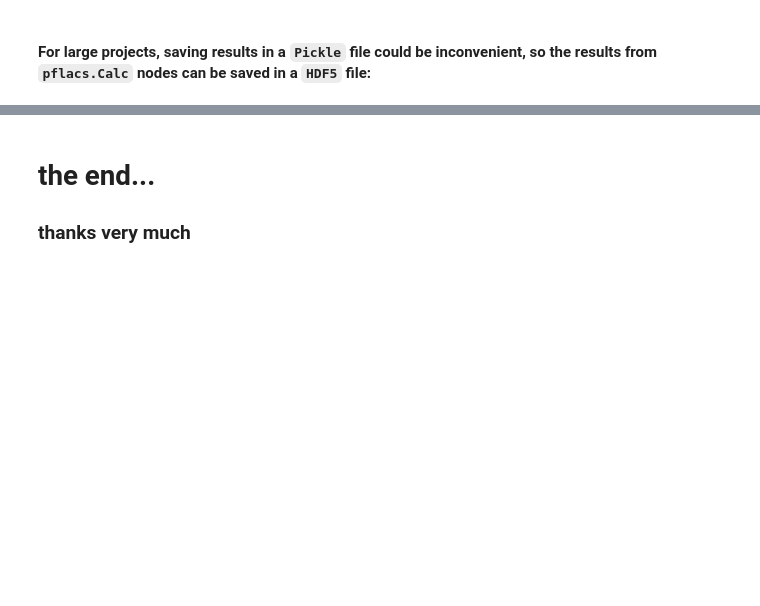
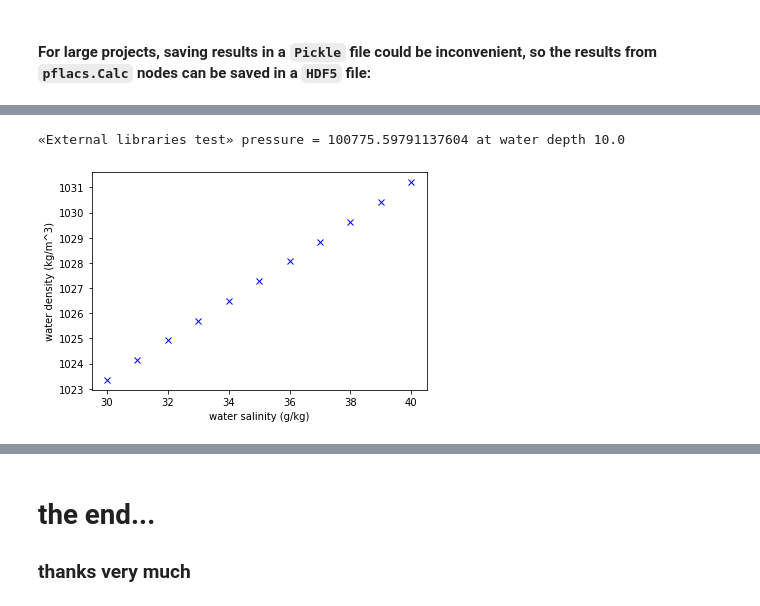
Before and after one commit to qwilka/blog-resources, a Jupyter notebook: drafts/pflacs_presentation.ipynb, the cells around one changed output, grey strips where cells are left out. Cells and saved outputs as stored; diff of their text form; code cells hidden in the pictures; blank space fills up the shorter version.

```diff
--- a/drafts/pflacs_presentation.ipynb
+++ b/drafts/pflacs_presentation.ipynb
@@ -613,0 +622,6 @@ for node in basecase:
+# %%
+import seawater
+import wall
+
+extlib = pflacs.Premise("External libraries test",
+                       parameters={"water_depth":10.0})
@@ -613,0 +648,8 @@ for node in basecase:
+# %%
+extlib.plugin_func(seawater.dens)
+extlib.add_param("S", 35, "water salinity")
+extlib.add_param("T", 8, "water temperature (°C)");
+
+density = extlib.dens()
+extlib.add_param("rho_seawater", density, "water density (kg/m3)")
+extlib.rho_seawater
@@ -613,0 +679,19 @@ for node in basecase:
+# %%
+extlib.plugin_func(wall.pressure_head,
+                 argmap={"h":"water_depth", "rho":"rho_seawater"});
+
+extlib.add_param("pressure", desc="pressure (Pa)")
+extlib.pressure = extlib.pressure_head()
+print(f'«{extlib.name}» pressure = {extlib.pressure} at water depth {extlib.water_depth}')
+# %% [output]
+«External libraries test» pressure = 100775.59791137604 at water depth 10.0
+# %%
+extlib.add_param("salinities", desc="water salinity (g/kg)")
+extlib.add_param("densities", desc="water density (kg/m^3)")
+extlib.salinities = numpy.linspace(30, 40, 11)
+extlib.densities = extlib.dens(S=extlib.salinities)
+# %%
+plt.plot(extlib.salinities, extlib.densities, "bx")
+plt.xlabel(extlib.get_param_desc("salinities")); plt.ylabel(extlib.get_param_desc("densities"));
+# %% [output]
+[figure, added]
```
Also changed, not shown: parts of 10 cells of this notebook.
